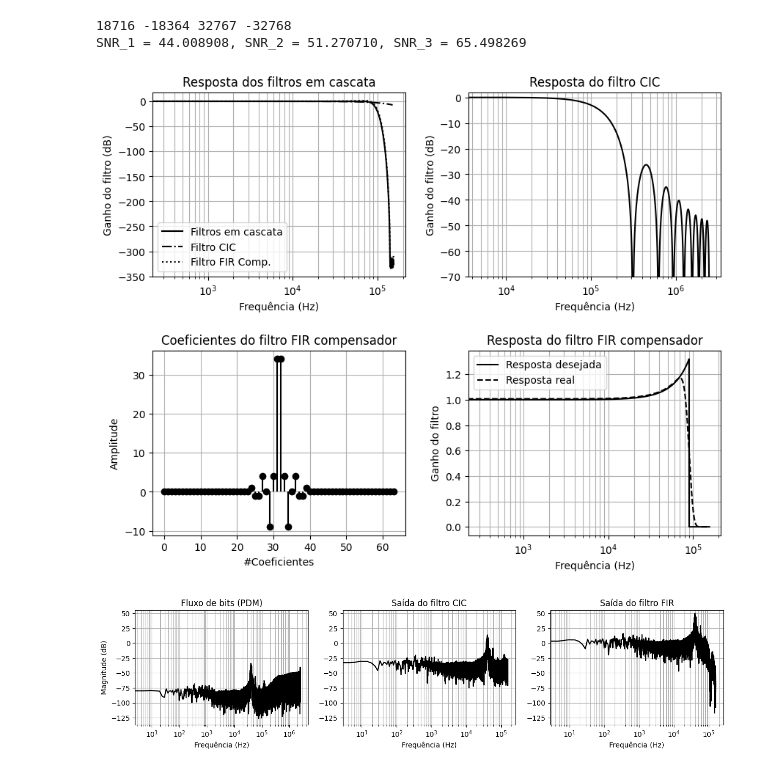
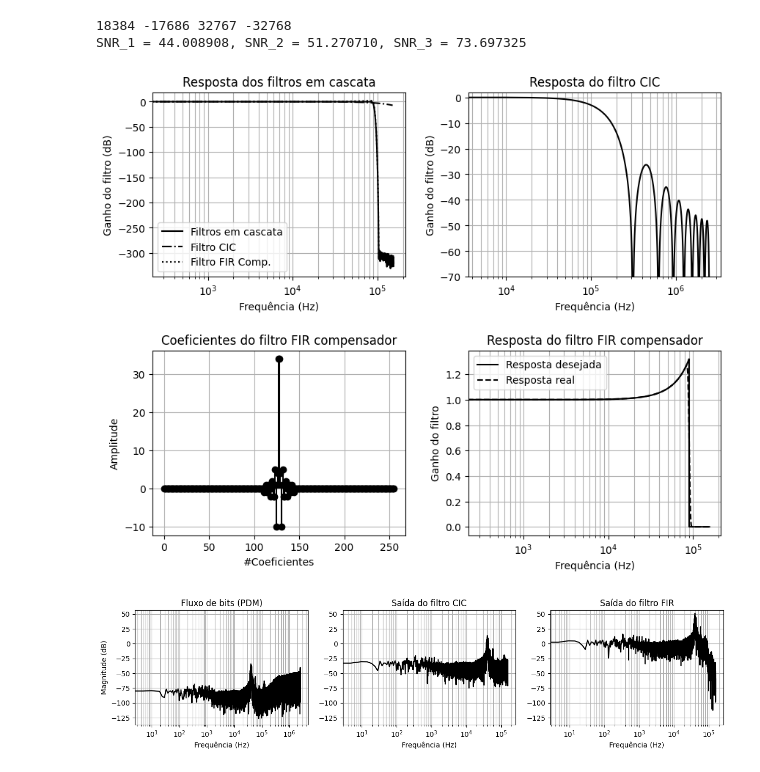
Before and after one commit to Lwao/mems2sd_esp32, a Jupyter notebook: python/PDMSignalProcessing/Filtering.ipynb, the cells around one changed output. Saved outputs shown, nothing was run; the diff lists cells and outputs as text; code cells hidden in the pictures.

```diff
--- a/python/PDMSignalProcessing/Filtering.ipynb
+++ b/python/PDMSignalProcessing/Filtering.ipynb
@@ -110,34 +110,34 @@ def cic_compensator_response(c=2**13, N=3, R=10, M=1, order=31, cutoff=25, att=5
 # %%
 # wd = r"C:/Users/levyg/Documents/MEGA/Repositories/mems2sd_esp32/python/PDMSignalProcessing/data/"
 # fname = "ultrasound_pdm_10_32bitsample_5000000hz"
 wd = r"C:/Users/levyg/Documents/MEGA/Repositories/mems2sd_esp32/python/PDMSignalProcessing/PDM_C/fir_processing/"
 fname = "clipped_data_bin"
 fs_pdm = 5e6 # pdm sampling frequency
 N = 2        # number of CIC stages
 R = 16       # decimation rate
 M = 1        # differential delay in the comb section stages of the filter
-order = 64   # fir compensator order
+order = 256   # fir compensator order
 
 data_pdm = np.fromfile(wd+fname, dtype=np.uint32)
 pdm_stream = swap_bytes_of_word(data_pdm) # only necessary in Python
 
 pdm_stream = pdm_stream.view(dtype=np.uint8).ravel()
 pdm_stream = np.unpackbits(pdm_stream, axis=0).astype(np.int32)
 pdm_stream_shrink = 2*pdm_stream-1
 # pdm_stream = 2*pdm_stream-1
 # pdm_stream = pdm_stream/np.max(pdm_stream)
 
 fir_coeffs = cic_compensator_response(c=2**6, N=N, R=R, M=M, order=order, cutoff=90e3, att=300, fs=fs_pdm, freq_points=512, plot=1, lang='pt')
 cic_processed = CIC(decimation_factor=R, stages=N, differential_delay=M).process(pdm_stream_shrink)
-# # cic_processed = cic_processed/np.max(cic_processed)
+# cic_processed = cic_processed/np.max(cic_processed)
 fir_processed = np.convolve(cic_processed, fir_coeffs, mode='full')
-# # fir_processed = fir_processed/np.max(fir_processed)
+# fir_processed = fir_processed/np.max(fir_processed)
 print(np.max(fir_processed), np.min(fir_processed), 2**15-1, -2**15)
 pdm_cic_fir_plot(pdm_stream_shrink, cic_processed, fir_processed, fs_pdm, R, lang='pt')
 # %% [output]
-18716 -18364 32767 -32768
-SNR_1 = 44.008908, SNR_2 = 51.270710, SNR_3 = 65.498269
+18384 -17686 32767 -32768
+SNR_1 = 44.008908, SNR_2 = 51.270710, SNR_3 = 73.697325
-[figure, old version]
+[figure, new version]
-[figure, old version]
+[figure, new version]
 # %%
 # np.savetxt("PDM_C/fir_processing/clipped_data_bit", pdm_stream_shrink, fmt="%d")
```
Also changed, not shown: parts of 3 cells of this notebook, 26 other files.
